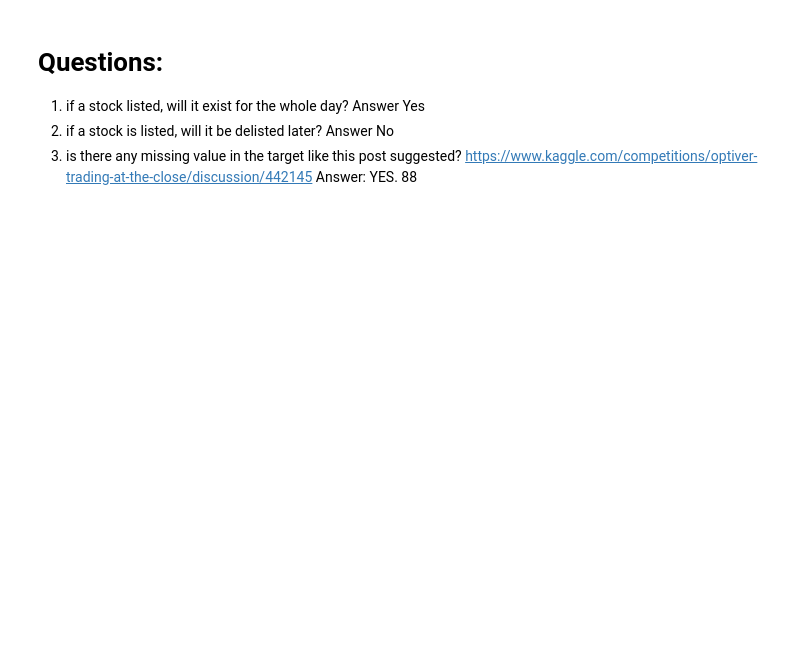
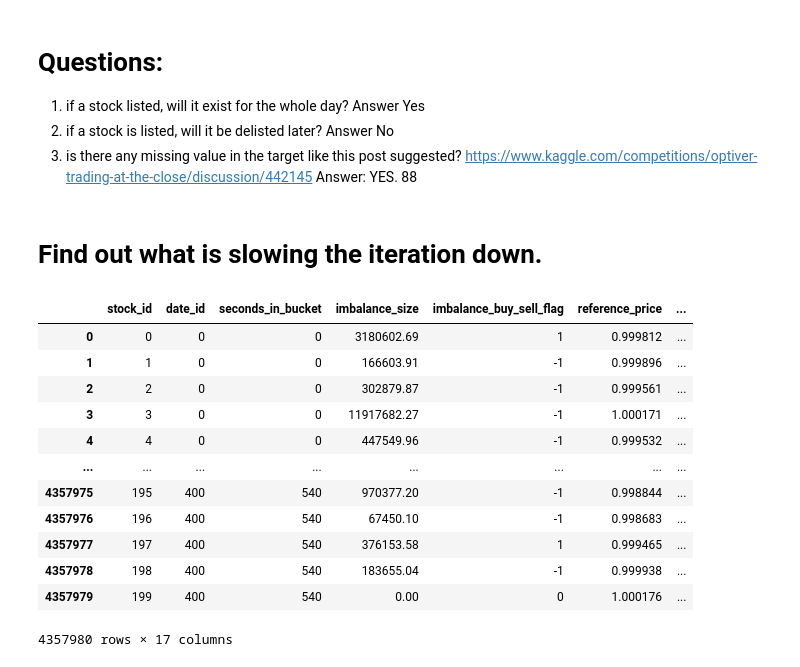
Before and after one commit to kaiwenShen/Optiver_MOC, a Jupyter notebook: playground.ipynb, the cells around one changed output. Saved outputs shown, nothing was run; the diff lists cells and outputs as text; code cells hidden in the pictures; blank space fills up the shorter version.

```diff
--- a/playground.ipynb
+++ b/playground.ipynb
@@ -255,3 +253,23 @@ for pth in input_paths:
 # %%
 group_order = dataframes[0]['row_id'].drop_duplicates().tolist()
 dataframes = [df.set_index('row_id') for df in dataframes]
+# %% [markdown]
+# Find out what is slowing the iteration down.
+# %%
+df_train = pd.read_csv('research_train_set.csv')
+# %%
+df_train
+# %% [output]
+|  | stock_id | date_id | seconds_in_bucket | imbalance_size | imbalance_buy_sell_flag | reference_price | ... |
+| 0 | 0 | 0 | 0 | 3180602.69 | 1 | 0.999812 | ... |
+| 1 | 1 | 0 | 0 | 166603.91 | -1 | 0.999896 | ... |
+| 2 | 2 | 0 | 0 | 302879.87 | -1 | 0.999561 | ... |
+| 3 | 3 | 0 | 0 | 11917682.27 | -1 | 1.000171 | ... |
+| 4 | 4 | 0 | 0 | 447549.96 | -1 | 0.999532 | ... |
+| ... | ... | ... | ... | ... | ... | ... | ... |
+| 4357975 | 195 | 400 | 540 | 970377.20 | -1 | 0.998844 | ... |
+| 4357976 | 196 | 400 | 540 | 67450.10 | -1 | 0.998683 | ... |
+| 4357977 | 197 | 400 | 540 | 376153.58 | 1 | 0.999465 | ... |
+| 4357978 | 198 | 400 | 540 | 183655.04 | -1 | 0.999938 | ... |
+| 4357979 | 199 | 400 | 540 | 0.00 | 0 | 1.000176 | ... |
+4357980 rows × 17 columns
```
Also changed, not shown: parts of 2 cells of this notebook, 2 other files.
